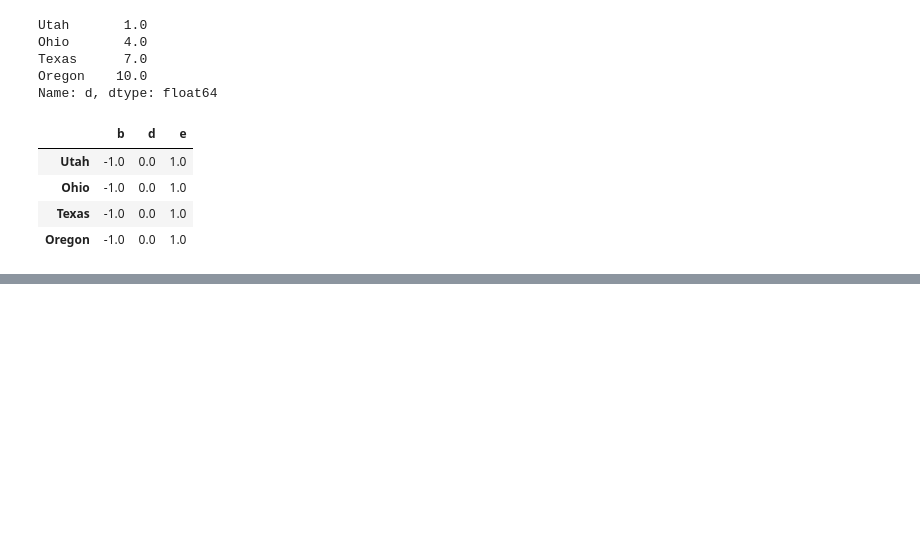
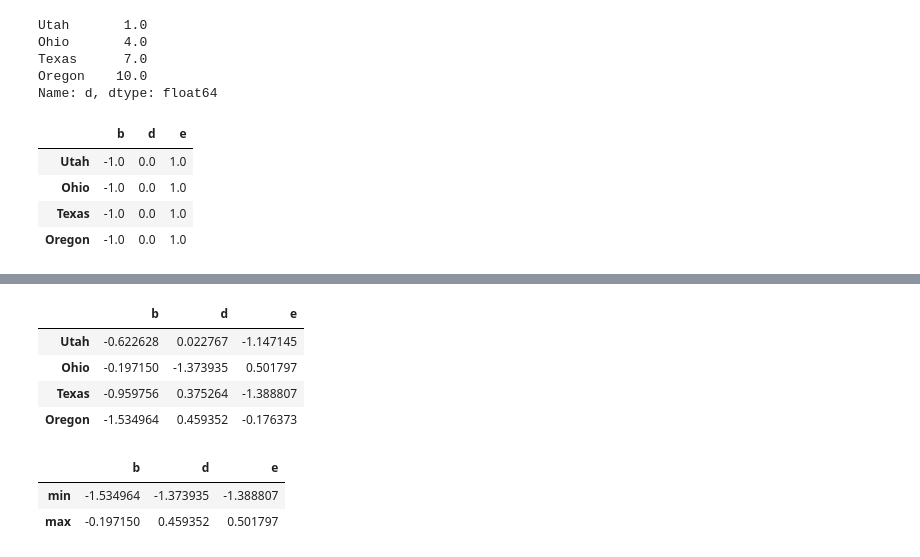
Before and after one commit to emuro/books, a Jupyter notebook: python/pydata-book/ch05_EM.ipynb, the cells around one changed output, grey strips where cells are left out. Drawn from its saved outputs; the diff is of its cells as text; code cells hidden in the pictures; blank space fills up the shorter version.

```diff
--- a/python/pydata-book/ch05_EM.ipynb
+++ b/python/pydata-book/ch05_EM.ipynb
@@ -1405,0 +1466,15 @@ frame.sub(series3, axis='index')
+# %%
+def f2(x):
+    return pd.Series([x.min(), x.max()], index=["min","max"])
+# %%
+display(frame)
+frame.apply(f2)
+# %% [output]
+|  | b | d | e |
+| Utah | -0.622628 | 0.022767 | -1.147145 |
+| Ohio | -0.197150 | -1.373935 | 0.501797 |
+| Texas | -0.959756 | 0.375264 | -1.388807 |
+| Oregon | -1.534964 | 0.459352 | -0.176373 |
+|  | b | d | e |
+| min | -1.534964 | -1.373935 | -1.388807 |
+| max | -0.197150 | 0.459352 | 0.501797 |
```
Also changed, not shown: parts of 40 cells of this notebook.
